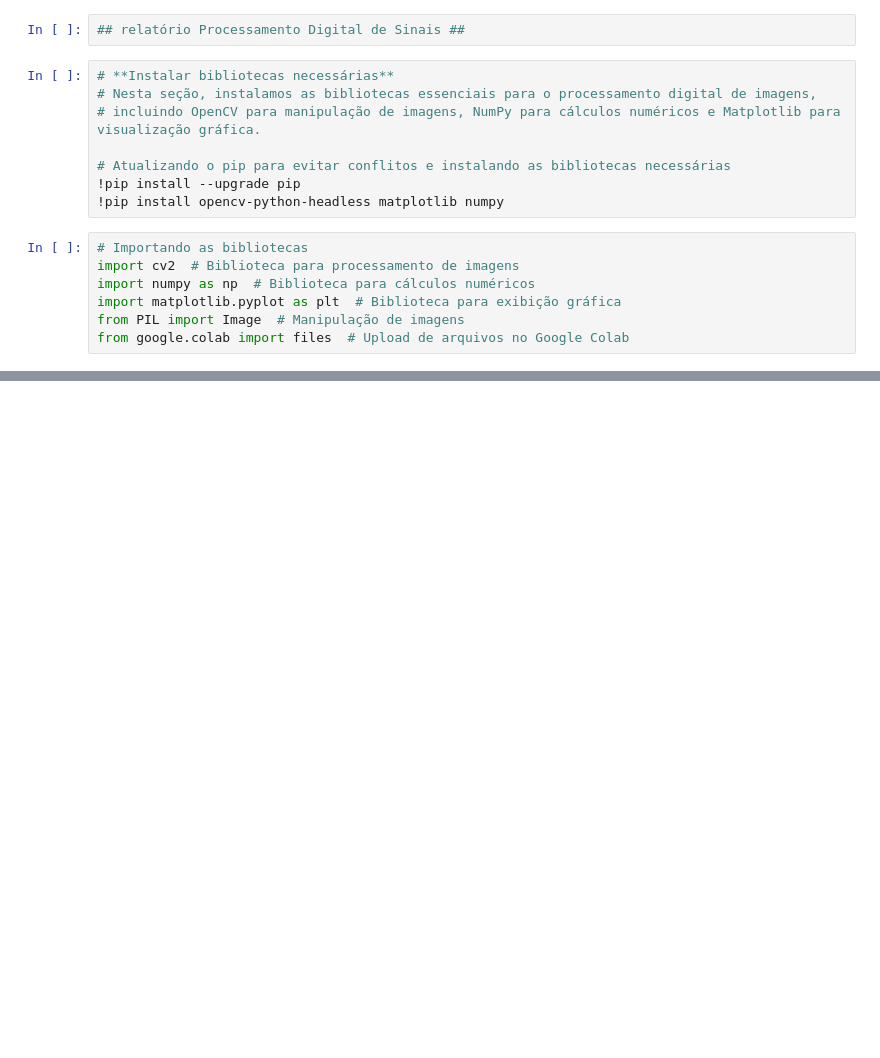
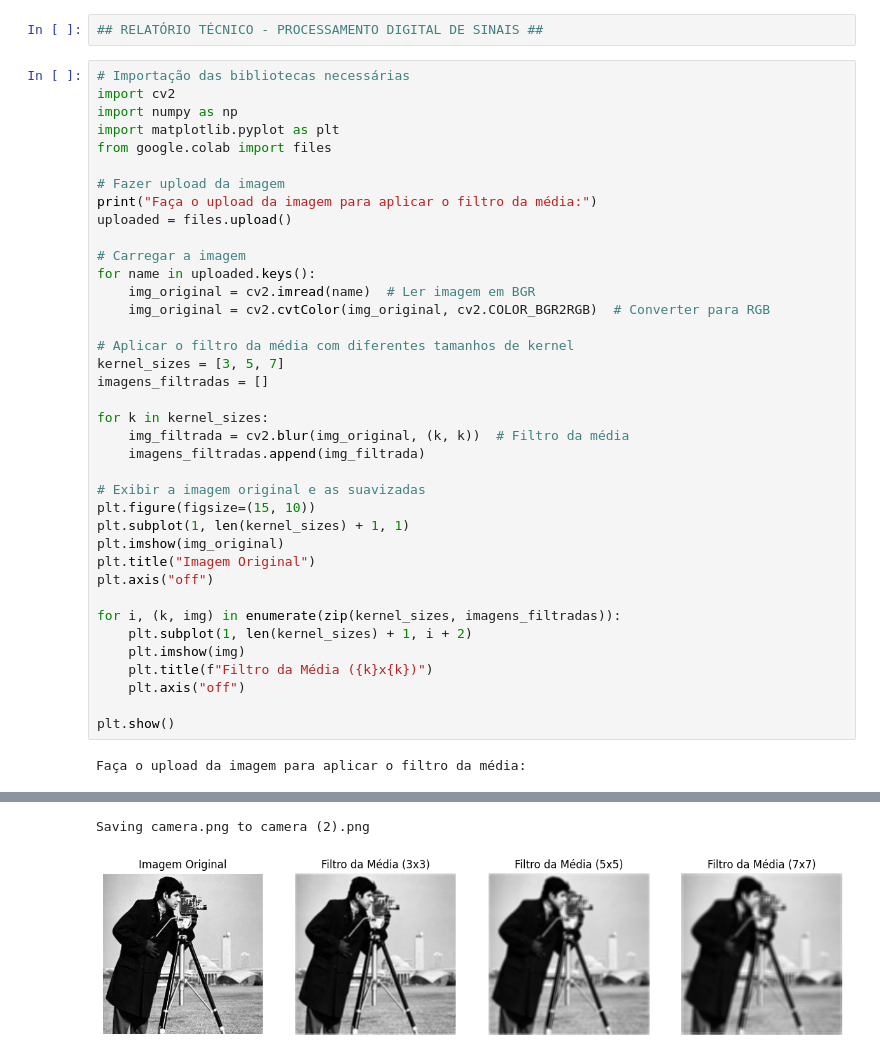
Before and after one commit to joaopaulotest/joaopaulotest, a Jupyter notebook: Untitled1.ipynb, the cells around one changed output, grey strips where cells are left out. Drawn from its saved outputs; the diff is of its cells as text; blank space fills up the shorter version.

```diff
--- a/Untitled1.ipynb
+++ b/Untitled1.ipynb
@@ -1,19 +1,44 @@
 # %% [markdown]
 <a href="https://colab.research.google.com/github/joaopaulotest/joaopaulotest/blob/main/Untitled1.ipynb" target="_parent"><img src="https://colab.research.google.com/assets/colab-badge.svg" alt="Open In Colab"/></a>
-# %%
-## relatório Processamento Digital de Sinais ##
-# %%
-# **Instalar bibliotecas necessárias**
-# Nesta seção, instalamos as bibliotecas essenciais para o processamento digital de imagens,
-# incluindo OpenCV para manipulação de imagens, NumPy para cálculos numéricos e Matplotlib para visualização gráfica.
-
-# Atualizando o pip para evitar conflitos e instalando as bibliotecas necessárias
-!pip install --upgrade pip
-!pip install opencv-python-headless matplotlib numpy
-# %%
-# Importando as bibliotecas
-import cv2  # Biblioteca para processamento de imagens
-import numpy as np  # Biblioteca para cálculos numéricos
-import matplotlib.pyplot as plt  # Biblioteca para exibição gráfica
-from PIL import Image  # Manipulação de imagens
-from google.colab import files  # Upload de arquivos no Google Colab
+# %%
+## RELATÓRIO TÉCNICO - PROCESSAMENTO DIGITAL DE SINAIS ##
+# %%
+# Importação das bibliotecas necessárias
+import cv2
+import numpy as np
+import matplotlib.pyplot as plt
+from google.colab import files
+
+# Fazer upload da imagem
+print("Faça o upload da imagem para aplicar o filtro da média:")
+uploaded = files.upload()
+
+# Carregar a imagem
+for name in uploaded.keys():
+    img_original = cv2.imread(name)  # Ler imagem em BGR
+    img_original = cv2.cvtColor(img_original, cv2.COLOR_BGR2RGB)  # Converter para RGB
+
+# Aplicar o filtro da média com diferentes tamanhos de kernel
+kernel_sizes = [3, 5, 7]
+imagens_filtradas = []
+
+for k in kernel_sizes:
+    img_filtrada = cv2.blur(img_original, (k, k))  # Filtro da média
+    imagens_filtradas.append(img_filtrada)
+
+# Exibir a imagem original e as suavizadas
+plt.figure(figsize=(15, 10))
+plt.subplot(1, len(kernel_sizes) + 1, 1)
+plt.imshow(img_original)
+plt.title("Imagem Original")
+plt.axis("off")
+
+for i, (k, img) in enumerate(zip(kernel_sizes, imagens_filtradas)):
+    plt.subplot(1, len(kernel_sizes) + 1, i + 2)
+    plt.imshow(img)
+    plt.title(f"Filtro da Média ({k}x{k})")
+    plt.axis("off")
+
+plt.show()
+# %% [output]
+Faça o upload da imagem para aplicar o filtro da média:
@@ -19,0 +46,2 @@ from google.colab import files  # Upload de arquivos no Google Colab
+Saving camera.png to camera (2).png
+[figure, added]
```
Also changed, not shown: parts of 3 cells of this notebook.
